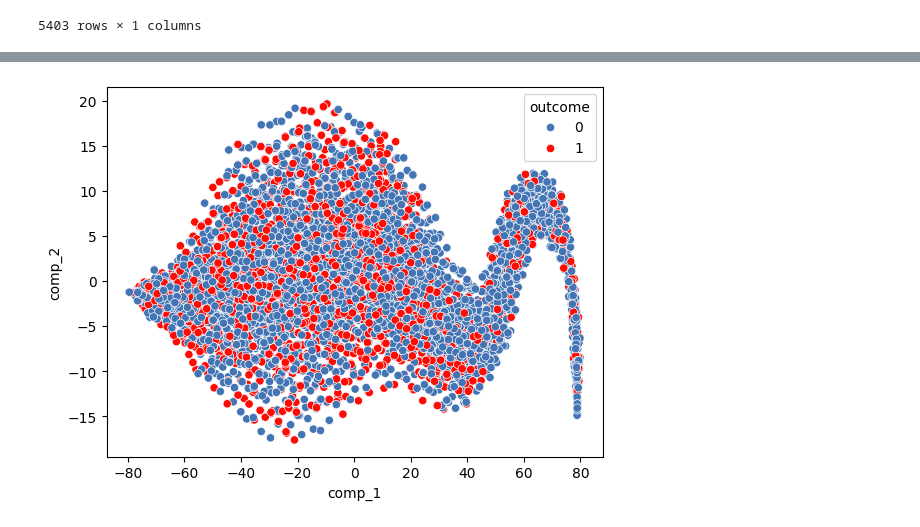
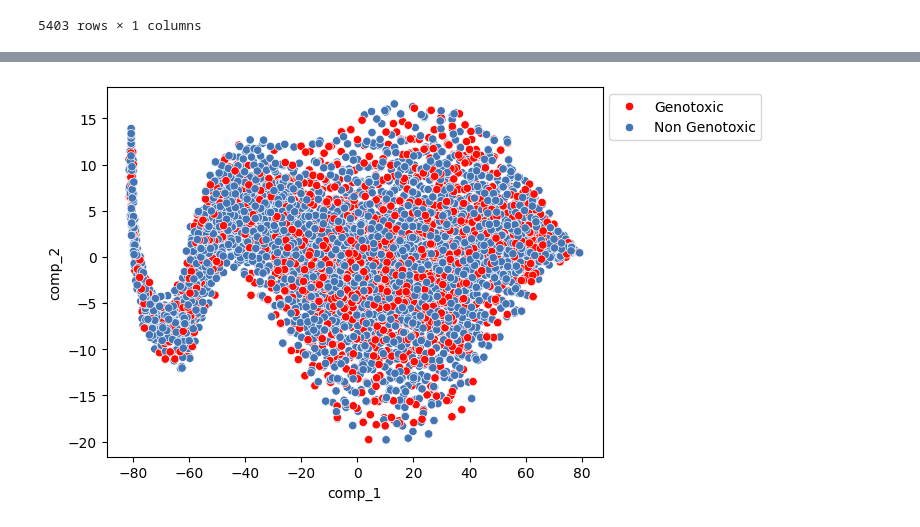
Before and after one commit to patlewig/metgraph_survey, a Jupyter notebook: notebooks/03-Graph_Embeddings.ipynb, the cells around one changed output, grey strips where cells are left out. Cells and saved outputs as stored; diff of their text form; code cells hidden in the pictures.

```diff
--- a/notebooks/03-Graph_Embeddings.ipynb
+++ b/notebooks/03-Graph_Embeddings.ipynb
@@ -173,0 +182,2 @@ mydfs[2]
+# %%
+df = pd.read_csv(external_dir/'graph2vec_genotox.csv', index_col = [0])
@@ -174,11 +200,14 @@ mydfs[2]
 # %%
-#df['genetox_outcome'] = df['genetox_outcome'].astype(str)
-colors = ["#4374B3","#FF0B04",]
+df['outcome'] = df['outcome'].apply(lambda x: 'Genotoxic' if x == 1 else 'Non Genotoxic' if x == 0 else 'Unknown')
+
+colors = ["#FF0B04","#4374B3"]
 sns.set_palette(sns.color_palette(colors))
-sns.scatterplot(x='comp_1',y='comp_2', hue='outcome', data=mydfs[2])
-plt.savefig(figures_dir/'Graph2Vec_171224.png', dpi = 300)
+ax =sns.scatterplot(x='comp_1',y='comp_2', hue='outcome', data=df)
+ax.legend(loc='upper left', bbox_to_anchor=(1, 1))
+
+plt.savefig(figures_dir/'Graph2Vec_030425.png', dpi = 300, bbox_inches='tight')
 # %% [output]
-[figure, old version]
+[figure, new version]
 # %%
 results['graph2vec'][1]
 # %% [output]
```
Also changed, not shown: parts of 12 cells of this notebook, 2 other files.
